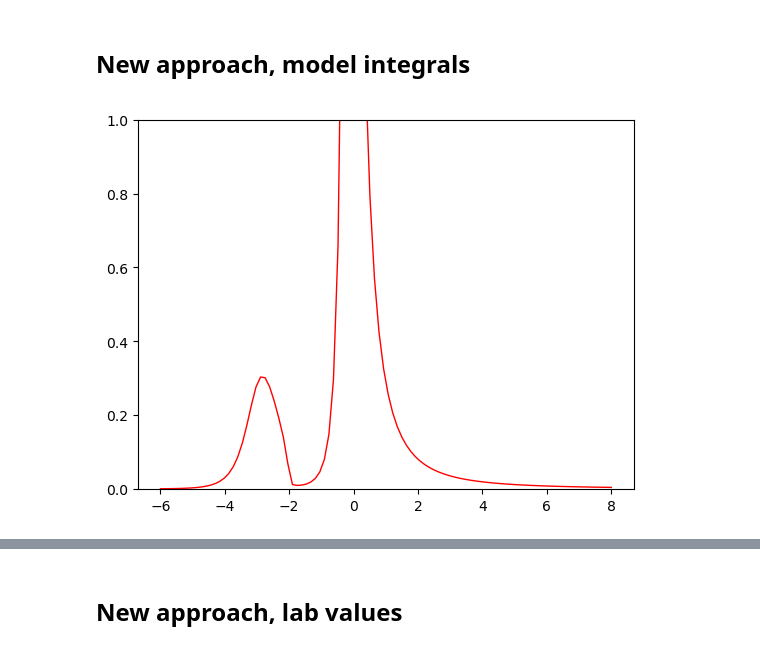
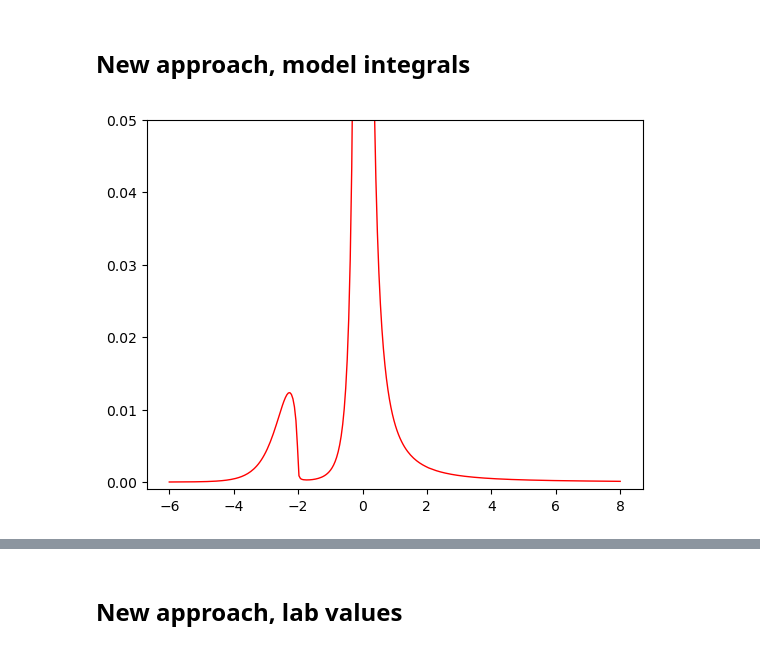
Before and after one commit to huanium/huanium, a Jupyter notebook: MIT_PhD/Fermi1/free-to-free-lineshape/NaK_rf_response.ipynb, the cells around one changed output, grey strips where cells are left out. Saved outputs shown, nothing was run; the diff lists cells and outputs as text; code cells hidden in the pictures.

```diff
--- a/MIT_PhD/Fermi1/free-to-free-lineshape/NaK_rf_response.ipynb
+++ b/MIT_PhD/Fermi1/free-to-free-lineshape/NaK_rf_response.ipynb
@@ -316,13 +316,13 @@ def real_integrand_H_2(P,En,Eb):
 def imag_integrand_H_2(P,En,Eb):
     return np.imag(integrand_2(P,En,Eb))
 # %%
-points = 100
-cutoff = 100
-P_cutoff = 100
+points = 300
+cutoff = 400
+P_cutoff = 400
 Eb = 2
 En = np.linspace(-6,8,points)
 
-opts = {'epsrel':1e-17, 'limit':400, 'complex_func':False}
+opts = {'epsrel':1e-5, 'limit':200, 'complex_func':False}
 real_F = []*points
 imag_F = []*points
 real_H = []*points
@@ -342,28 +342,28 @@ for i in tqdm(range(points)):
     real_F.append(re_F)
     imag_F.append(im_F)
 
-    # H1
-    re_H_1,_ = nquad(real_integrand_H_1, [[-0,P_cutoff],[0, cutoff]], args = (En[i],Eb), opts=opts)
-    im_H_1,_ = nquad(imag_integrand_H_1, [[-0,P_cutoff],[0, cutoff]], args = (En[i],Eb), opts=opts)
-    # H2
-    re_H_2 = quad(real_integrand_H_2, -0, P_cutoff, args = (En[i], Eb), complex_func=False)[0]
-    im_H_2 = quad(imag_integrand_H_2, -0, P_cutoff, args = (En[i], Eb), complex_func=False)[0]
+    # # H1
+    # re_H_1,_ = nquad(real_integrand_H_1, [[-0,P_cutoff],[0, cutoff]], args = (En[i],Eb), opts=opts)
+    # im_H_1,_ = nquad(imag_integrand_H_1, [[-0,P_cutoff],[0, cutoff]], args = (En[i],Eb), opts=opts)
+    # # H2
+    # re_H_2 = quad(real_integrand_H_2, -0, P_cutoff, args = (En[i], Eb), complex_func=False)[0]
+    # im_H_2 = quad(imag_integrand_H_2, -0, P_cutoff, args = (En[i], Eb), complex_func=False)[0]
 
-    re_H = re_H_1 + re_H_2
-    im_H = im_H_1 + im_H_2
+    # re_H = re_H_1 + re_H_2
+    # im_H = im_H_1 + im_H_2
 
-    real_H.append(re_H)
-    imag_H.append(im_H)
+    # real_H.append(re_H)
+    # imag_H.append(im_H)
 # %%
 # make self energy, calculate spectral function and plot
 z_array = np.array([0.17])
 for z in z_array:
-    real_Sigma = z * np.array(real_F) +  z**2 * np.array(real_H)
-    imag_Sigma = z * np.array(imag_F) +  z**2 * np.array(imag_H)
+    real_Sigma = z * np.array(real_F) # +  0*z**2 * np.array(real_H)
+    imag_Sigma = z * np.array(imag_F) # +  0*z**2 * np.array(imag_H)
 
-    A =  -imag_Sigma/( (En - real_Sigma)**2 + imag_Sigma**2 )
+    A =  -imag_Sigma/( (En*2*np.pi - real_Sigma)**2 + imag_Sigma**2 )
     plt.plot(En,A, linewidth = 1, color = 'red')
-plt.ylim([-0.001,10e-1])
+plt.ylim([-0.001,0.5e-1])
 plt.show()
 # %% [output]
-[figure, old version]
+[figure, new version]
```
Also changed, not shown: parts of 12 cells of this notebook, 7 other files.
